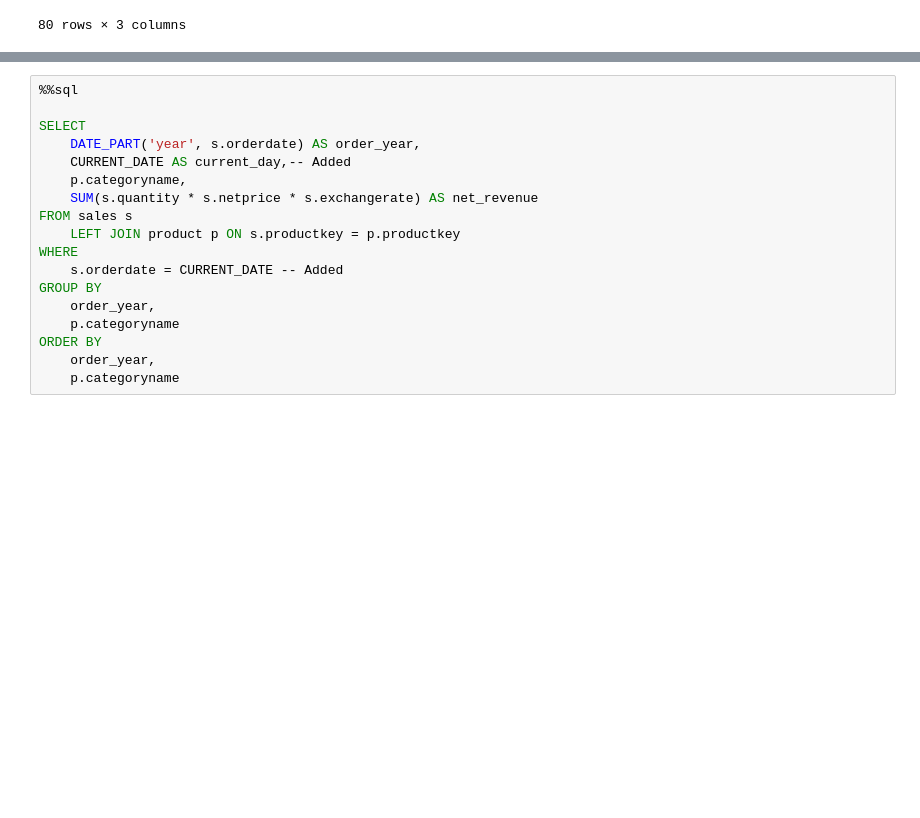
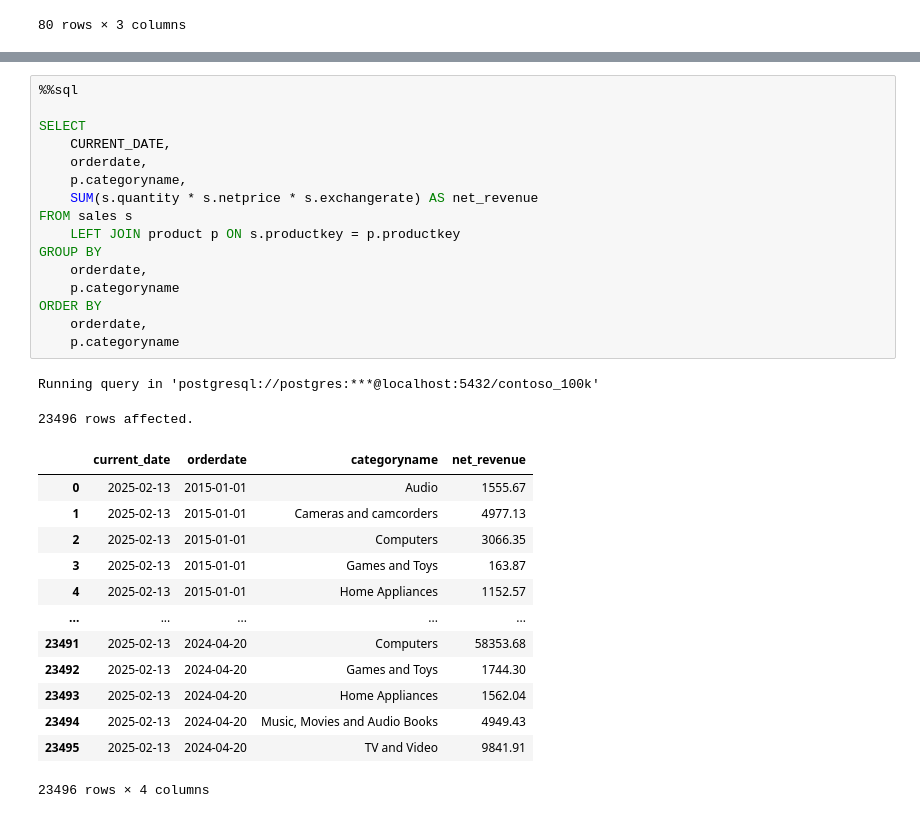
Before and after one commit to mgamzec/SQL_Data_Analytics_Project, a Jupyter notebook: 2_Date_Calculations/2_Date_Components.ipynb, the cells around one changed output, grey strips where cells are left out. Cells and saved outputs as stored; diff of their text form; blank space fills up the shorter version.

```diff
--- a/2_Date_Calculations/2_Date_Components.ipynb
+++ b/2_Date_Calculations/2_Date_Components.ipynb
@@ -242,18 +336,32 @@ Running query in 'postgresql://postgres:***@localhost:5432/contoso_100k'
 # %%
 %%sql
 
 SELECT
-	DATE_PART('year', s.orderdate) AS order_year,
-    CURRENT_DATE AS current_day,-- Added
+	CURRENT_DATE,
+	orderdate,
     p.categoryname,
 	SUM(s.quantity * s.netprice * s.exchangerate) AS net_revenue
 FROM sales s
 	LEFT JOIN product p ON s.productkey = p.productkey
-WHERE
-	s.orderdate = CURRENT_DATE -- Added
 GROUP BY
-	order_year,
+	orderdate,
     p.categoryname
 ORDER BY
-	order_year,
+	orderdate,
     p.categoryname
+# %% [output]
+Running query in 'postgresql://postgres:***@localhost:5432/contoso_100k'
+23496 rows affected.
+|  | current_date | orderdate | categoryname | net_revenue |
+| 0 | 2025-02-13 | 2015-01-01 | Audio | 1555.67 |
+| 1 | 2025-02-13 | 2015-01-01 | Cameras and camcorders | 4977.13 |
+| 2 | 2025-02-13 | 2015-01-01 | Computers | 3066.35 |
+| 3 | 2025-02-13 | 2015-01-01 | Games and Toys | 163.87 |
+| 4 | 2025-02-13 | 2015-01-01 | Home Appliances | 1152.57 |
+| ... | ... | ... | ... | ... |
+| 23491 | 2025-02-13 | 2024-04-20 | Computers | 58353.68 |
+| 23492 | 2025-02-13 | 2024-04-20 | Games and Toys | 1744.30 |
+| 23493 | 2025-02-13 | 2024-04-20 | Home Appliances | 1562.04 |
+| 23494 | 2025-02-13 | 2024-04-20 | Music, Movies and Audio Books | 4949.43 |
+| 23495 | 2025-02-13 | 2024-04-20 | TV and Video | 9841.91 |
+23496 rows × 4 columns
```
Also changed, not shown: parts of 19 cells of this notebook.
